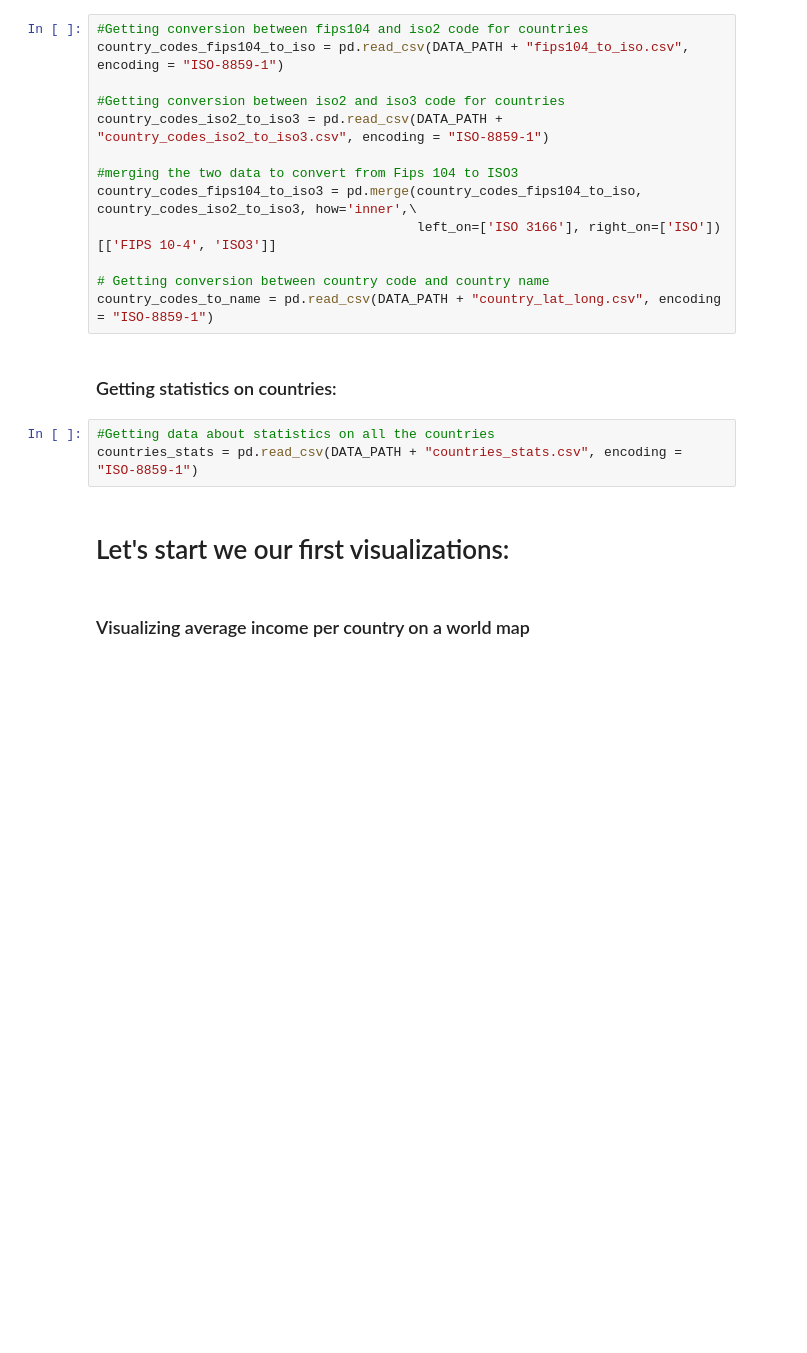
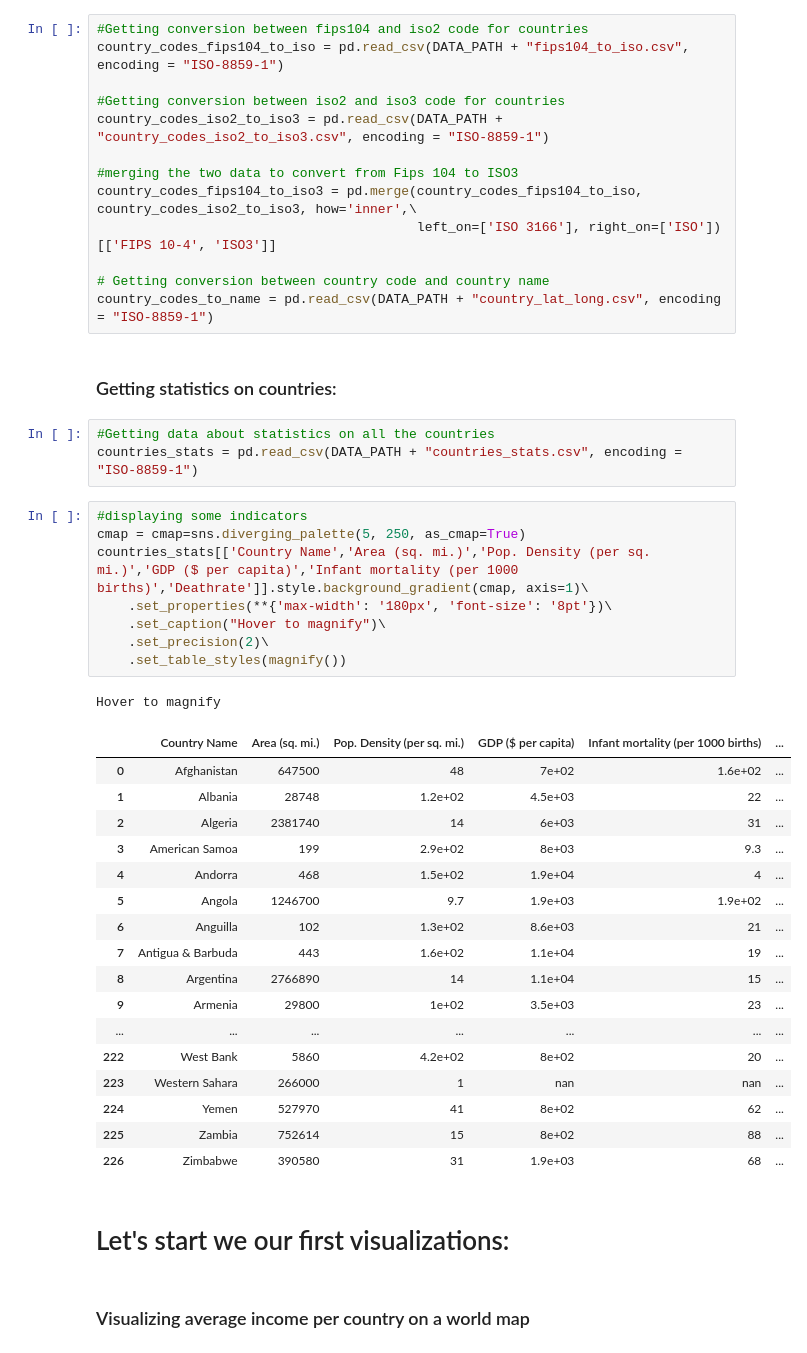
Before and after one commit to Apiquet/ADA_Project, a Jupyter notebook: main.ipynb, the cells around one changed output. Drawn from its saved outputs; the diff is of its cells as text; blank space fills up the shorter version.

```diff
--- a/main.ipynb
+++ b/main.ipynb
@@ -175,6 +176,33 @@ country_codes_to_name = pd.read_csv(DATA_PATH + "country_lat_long.csv", encoding
 # %%
 #Getting data about statistics on all the countries
 countries_stats = pd.read_csv(DATA_PATH + "countries_stats.csv", encoding = "ISO-8859-1")
+# %%
+#displaying some indicators
+cmap = cmap=sns.diverging_palette(5, 250, as_cmap=True)
+countries_stats[['Country Name','Area (sq. mi.)','Pop. Density (per sq. mi.)','GDP ($ per capita)','Infant mortality (per 1000 births)','Deathrate']].style.background_gradient(cmap, axis=1)\
+    .set_properties(**{'max-width': '180px', 'font-size': '8pt'})\
+    .set_caption("Hover to magnify")\
+    .set_precision(2)\
+    .set_table_styles(magnify())
+# %% [output]
+Hover to magnify
+|  | Country Name | Area (sq. mi.) | Pop. Density (per sq. mi.) | GDP ($ per capita) | Infant mortality (per 1000 births) | ... |
+| 0 | Afghanistan | 647500 | 48 | 7e+02 | 1.6e+02 | ... |
+| 1 | Albania | 28748 | 1.2e+02 | 4.5e+03 | 22 | ... |
+| 2 | Algeria | 2381740 | 14 | 6e+03 | 31 | ... |
+| 3 | American Samoa | 199 | 2.9e+02 | 8e+03 | 9.3 | ... |
+| 4 | Andorra | 468 | 1.5e+02 | 1.9e+04 | 4 | ... |
+| 5 | Angola | 1246700 | 9.7 | 1.9e+03 | 1.9e+02 | ... |
+| 6 | Anguilla | 102 | 1.3e+02 | 8.6e+03 | 21 | ... |
+| 7 | Antigua & Barbuda | 443 | 1.6e+02 | 1.1e+04 | 19 | ... |
+| 8 | Argentina | 2766890 | 14 | 1.1e+04 | 15 | ... |
+| 9 | Armenia | 29800 | 1e+02 | 3.5e+03 | 23 | ... |
+| ... | ... | ... | ... | ... | ... | ... |
+| 222 | West Bank | 5860 | 4.2e+02 | 8e+02 | 20 | ... |
+| 223 | Western Sahara | 266000 | 1 | nan | nan | ... |
+| 224 | Yemen | 527970 | 41 | 8e+02 | 62 | ... |
+| 225 | Zambia | 752614 | 15 | 8e+02 | 88 | ... |
+| 226 | Zimbabwe | 390580 | 31 | 1.9e+03 | 68 | ... |
 # %% [markdown]
 # Let's start we our first visualizations:
 # %% [markdown]
```
Also changed, not shown: parts of 6 cells of this notebook, 5 other files.
